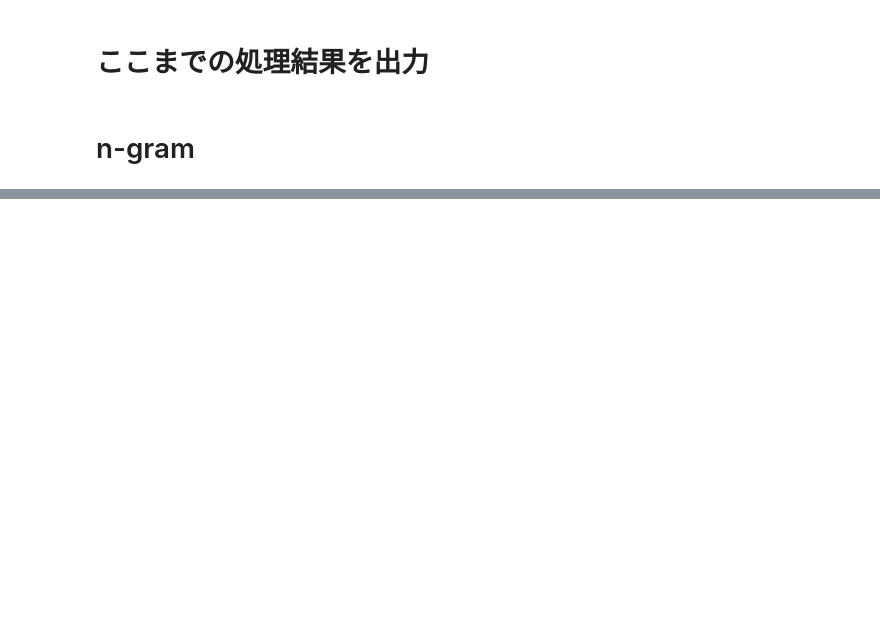
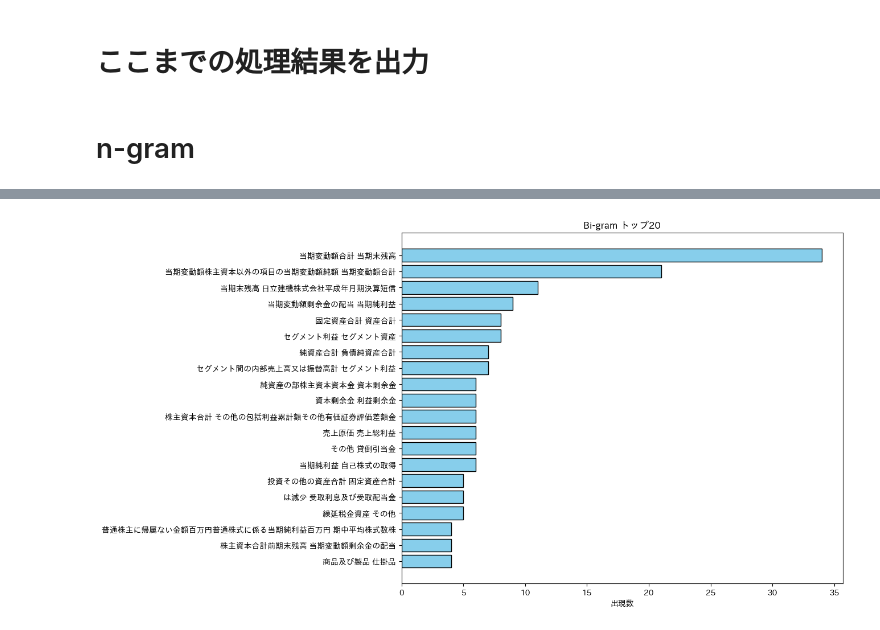
Before and after one commit to Ota1022/text_analysis, a Jupyter notebook: analysis.ipynb, the cells around one changed output, grey strips where cells are left out. Saved outputs shown, nothing was run; the diff lists cells and outputs as text; code cells hidden in the pictures; blank space fills up the shorter version.

```diff
--- a/analysis.ipynb
+++ b/analysis.ipynb
@@ -401,0 +434,5 @@ with open(file_path, 'w', encoding='utf-8') as file:
+# %%
+# bi-gram
+plot_top_ngrams(combined_df['TEXT'], n=2, top_n=20, title='Bi-gram トップ20')
+# %% [output]
+[figure, added]
```
Also changed, not shown: parts of 6 cells of this notebook.
